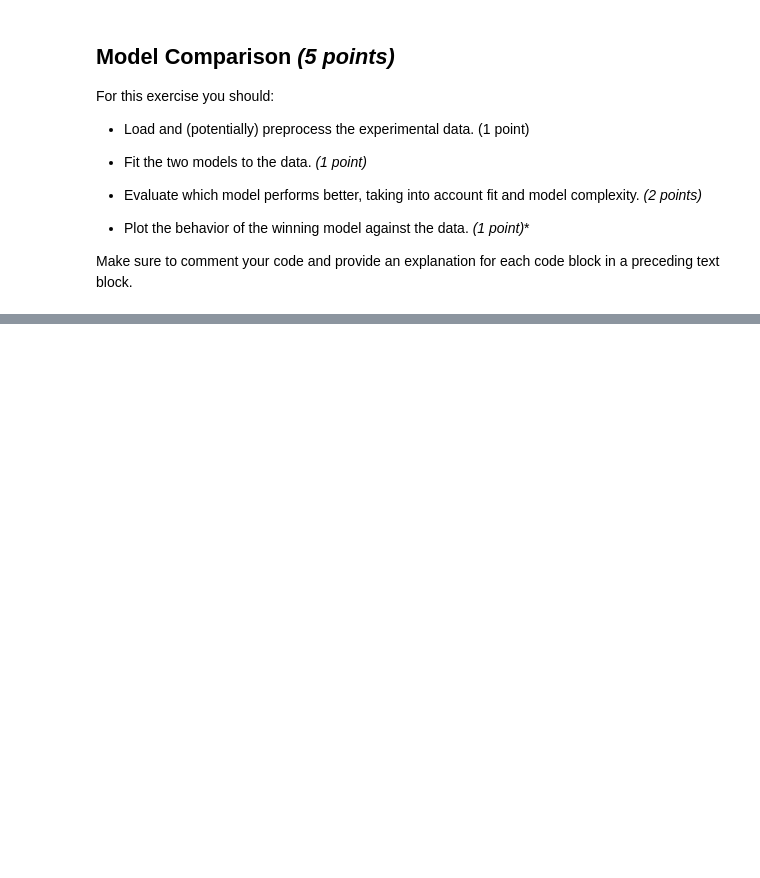
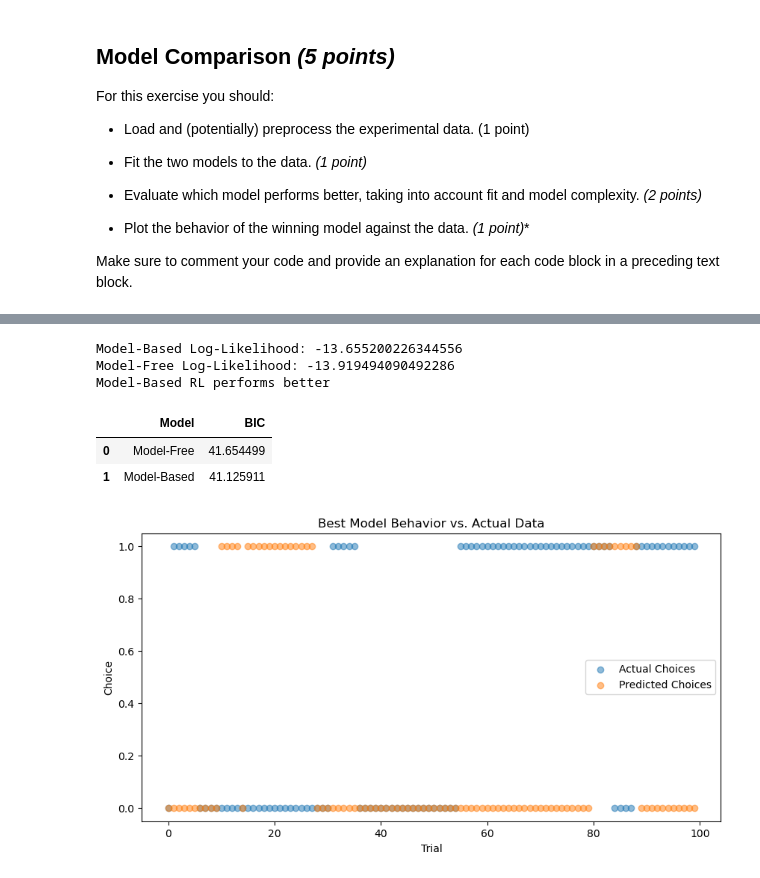
Before and after one commit to elihagen/modeling_group3, a Jupyter notebook: Group3_Experiment_1.ipynb, the cells around one changed output, grey strips where cells are left out. Drawn from its saved outputs; the diff is of its cells as text; code cells hidden in the pictures; blank space fills up the shorter version.

```diff
--- a/Group3_Experiment_1.ipynb
+++ b/Group3_Experiment_1.ipynb
@@ -514,0 +419,14 @@ IndexError: only integers, slices (`:`), ellipsis (`...`), numpy.newaxis (`None`
+# %%
+import sys
+sys.path.append('src')
+from model_comparison import *
+
+run_model_comparison("single")
+# %% [output]
+Model-Based Log-Likelihood: -13.655200226344556
+Model-Free Log-Likelihood: -13.919494090492286
+Model-Based RL performs better
+|  | Model | BIC |
+| 0 | Model-Free | 41.654499 |
+| 1 | Model-Based | 41.125911 |
+[figure, added]
```
Also changed, not shown: parts of 17 cells of this notebook, 4 other files.
